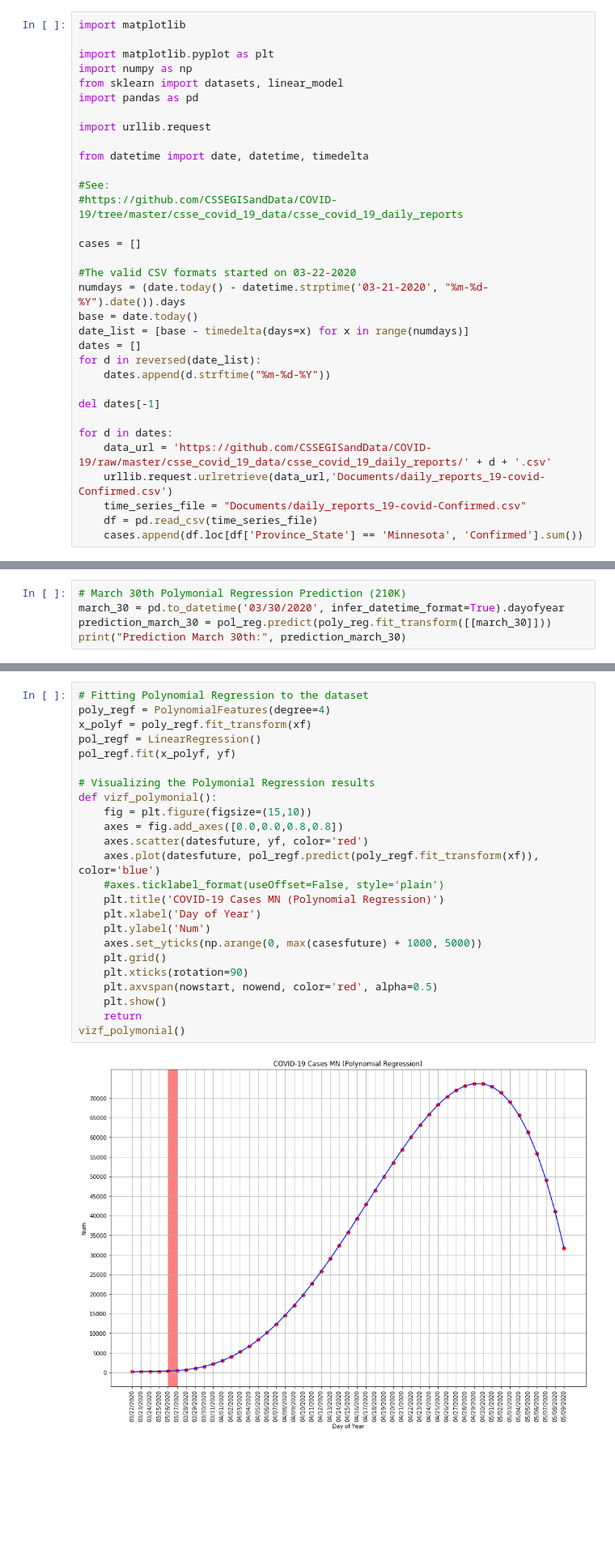
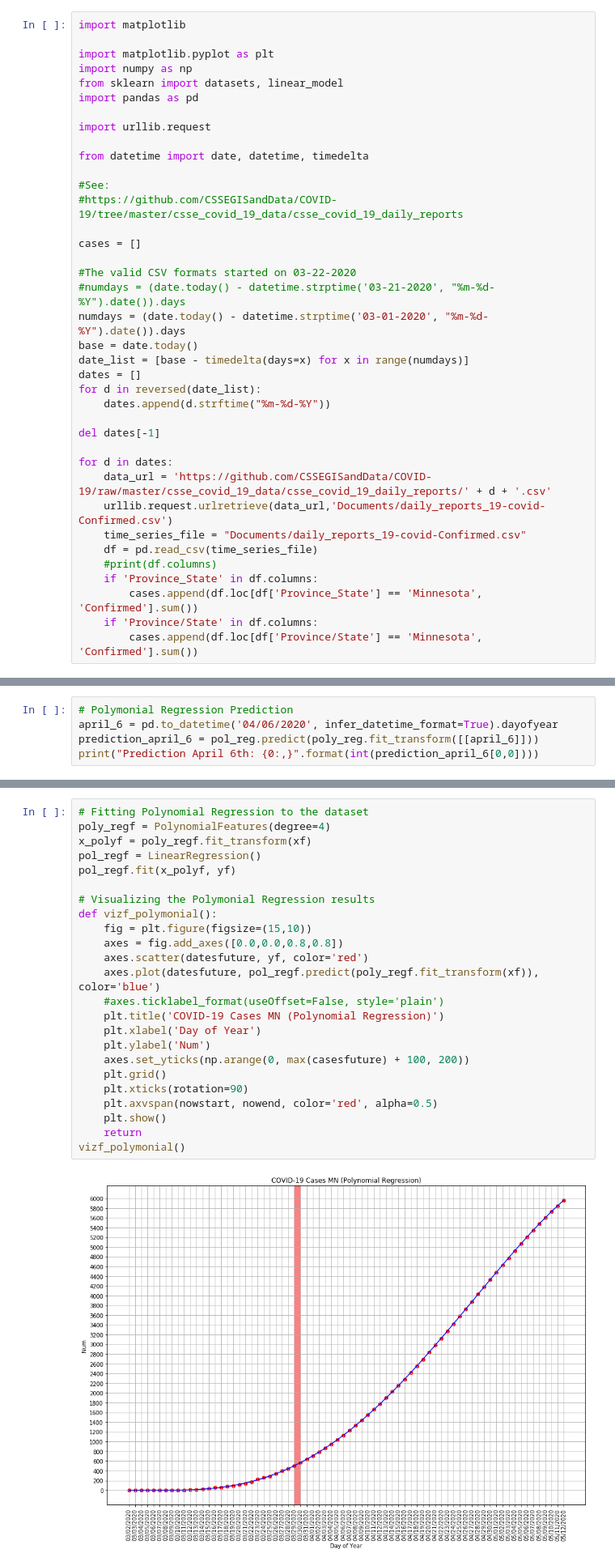
Before and after one commit to fuzzbient/jupyter, a Jupyter notebook: 20200323 COVID Regressions MN.ipynb, the cells around one changed output, grey strips where cells are left out. Shown: that part at 81% size. Saved outputs shown, nothing was run; the diff lists cells and outputs as text; blank space fills up the shorter version.

```diff
--- a/20200323 COVID Regressions MN.ipynb
+++ b/20200323 COVID Regressions MN.ipynb
@@ -18,7 +18,8 @@ from datetime import date, datetime, timedelta
 cases = []
 
 #The valid CSV formats started on 03-22-2020
-numdays = (date.today() - datetime.strptime('03-21-2020', "%m-%d-%Y").date()).days
+#numdays = (date.today() - datetime.strptime('03-21-2020', "%m-%d-%Y").date()).days
+numdays = (date.today() - datetime.strptime('03-01-2020', "%m-%d-%Y").date()).days
 base = date.today()
 date_list = [base - timedelta(days=x) for x in range(numdays)]
 dates = []
@@ -32,7 +33,11 @@ for d in dates:
     urllib.request.urlretrieve(data_url,'Documents/daily_reports_19-covid-Confirmed.csv')
     time_series_file = "Documents/daily_reports_19-covid-Confirmed.csv"
     df = pd.read_csv(time_series_file)
-    cases.append(df.loc[df['Province_State'] == 'Minnesota', 'Confirmed'].sum())
+    #print(df.columns)
+    if 'Province_State' in df.columns:
+        cases.append(df.loc[df['Province_State'] == 'Minnesota', 'Confirmed'].sum())
+    if 'Province/State' in df.columns:
+        cases.append(df.loc[df['Province/State'] == 'Minnesota', 'Confirmed'].sum())
 # %%
 #dates = ['3/1/2020','3/2/2020','3/3/2020','3/4/2020','3/5/2020','3/6/2020','3/7/2020','3/8/2020','3/9/2020','3/10/2020','3/11/2020','3/12/2020','3/13/2020','3/14/2020','3/15/2020','3/16/2020','3/17/2020','3/18/2020','3/19/2020','3/20/2020','3/21/2020','3/22/2020','3/23/2020','3/24/2020','3/25/2020']
 #cases = [0,0,0,0,0,1,1,2,2,3,5,9,14,21,35,54,60,76,89,115,137,169,235,262,287]
@@ -99,6 +104,6 @@ viz_polymonial()
 # %%
-# March 30th Polymonial Regression Prediction (210K)
-march_30 = pd.to_datetime('03/30/2020', infer_datetime_format=True).dayofyear
-prediction_march_30 = pol_reg.predict(poly_reg.fit_transform([[march_30]]))
-print("Prediction March 30th:", prediction_march_30)
+# Polymonial Regression Prediction
+april_6 = pd.to_datetime('04/06/2020', infer_datetime_format=True).dayofyear
+prediction_april_6 = pol_reg.predict(poly_reg.fit_transform([[april_6]]))
+print("Prediction April 6th: {0:,}".format(int(prediction_april_6[0,0])))
 # %% [output]
@@ -166,26 +176,26 @@ xf_trainp, xf_testp, yf_trainp, yf_testp = train_test_split(xf, yf, test_size=0.
 # %%
 # Fitting Polynomial Regression to the dataset
 poly_regf = PolynomialFeatures(degree=4)
 x_polyf = poly_regf.fit_transform(xf)
 pol_regf = LinearRegression()
 pol_regf.fit(x_polyf, yf)
 
 # Visualizing the Polymonial Regression results
 def vizf_polymonial():
     fig = plt.figure(figsize=(15,10))
     axes = fig.add_axes([0.0,0.0,0.8,0.8])
     axes.scatter(datesfuture, yf, color='red')
     axes.plot(datesfuture, pol_regf.predict(poly_regf.fit_transform(xf)), color='blue')
     #axes.ticklabel_format(useOffset=False, style='plain')
     plt.title('COVID-19 Cases MN (Polynomial Regression)')
     plt.xlabel('Day of Year')
     plt.ylabel('Num')
-    axes.set_yticks(np.arange(0, max(casesfuture) + 1000, 5000))
+    axes.set_yticks(np.arange(0, max(casesfuture) + 100, 200))
     plt.grid()
     plt.xticks(rotation=90)
     plt.axvspan(nowstart, nowend, color='red', alpha=0.5)
     plt.show()
     return
 vizf_polymonial()
 # %% [output]
-[figure, old version]
+[figure, new version]
```
Also changed, not shown: parts of 8 cells of this notebook.
